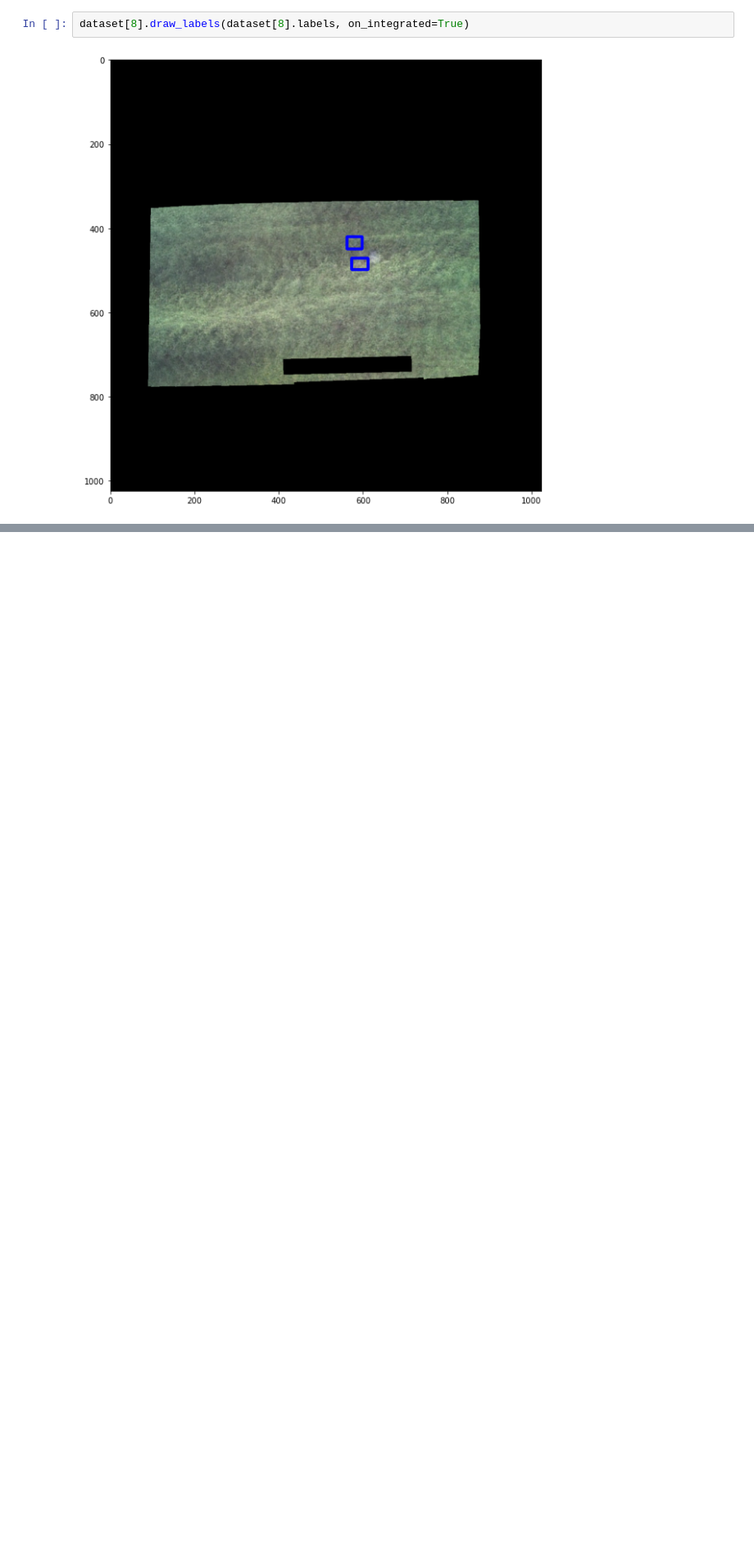
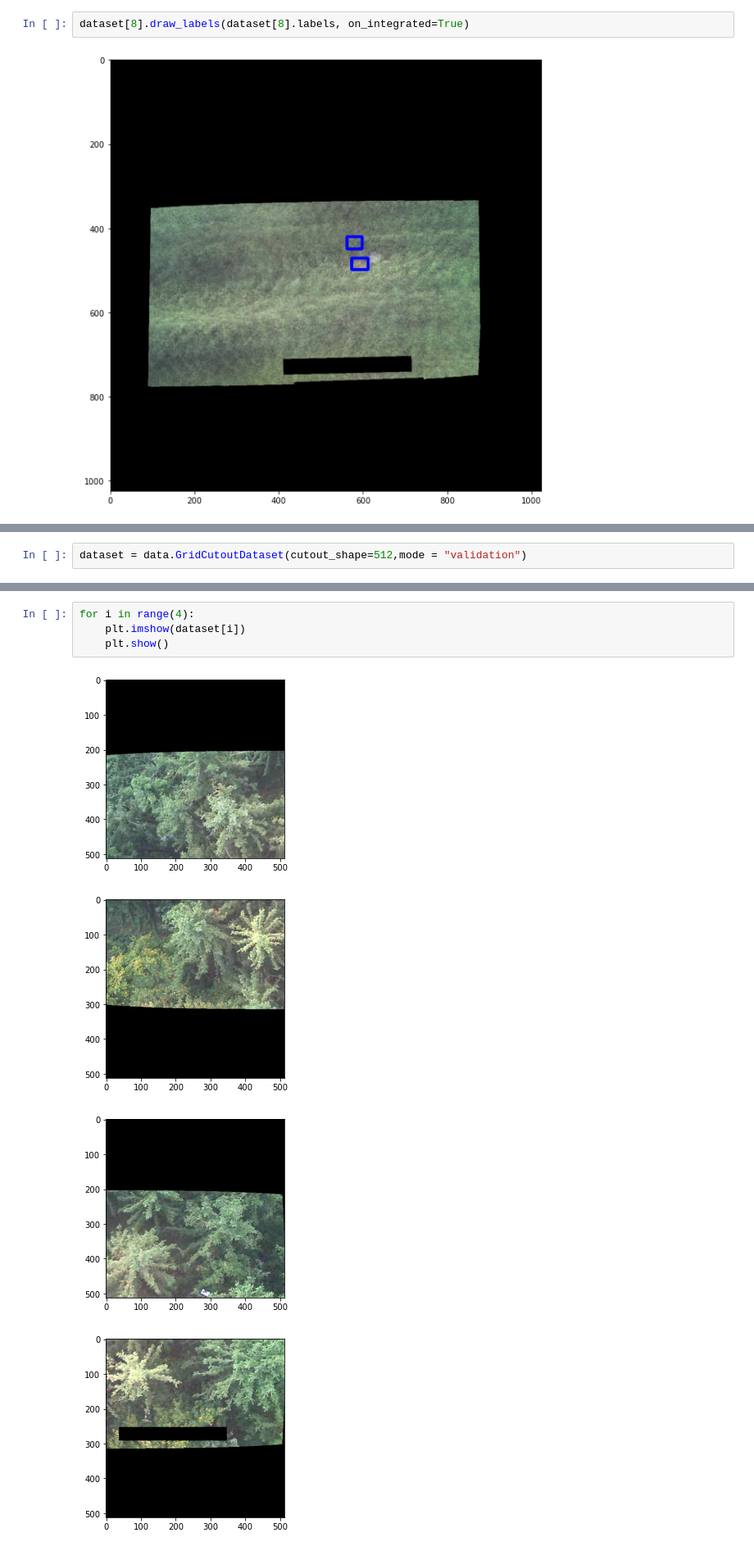
Before and after one commit to alexanderkrauck/WiSAR, a Jupyter notebook: 01_DataExploration.ipynb, the cells around one changed output, grey strips where cells are left out. Shown at 82% size. Cells and saved outputs as stored; diff of their text form; blank space fills up the shorter version.

Commit message:
Dataset for Cutout Images

```diff
--- a/01_DataExploration.ipynb
+++ b/01_DataExploration.ipynb
@@ -14,0 +18,2 @@ dataset[8].draw_labels(dataset[8].labels, on_integrated=True)
+# %%
+dataset = data.GridCutoutDataset(cutout_shape=512,mode = "validation")
@@ -14,0 +24,9 @@ dataset[8].draw_labels(dataset[8].labels, on_integrated=True)
+# %%
+for i in range(4):
+    plt.imshow(dataset[i])
+    plt.show()
+# %% [output]
+[figure, added]
+[figure, added]
+[figure, added]
+[figure, added]
```
Also changed, not shown: parts of 5 cells of this notebook, 1 other file.
